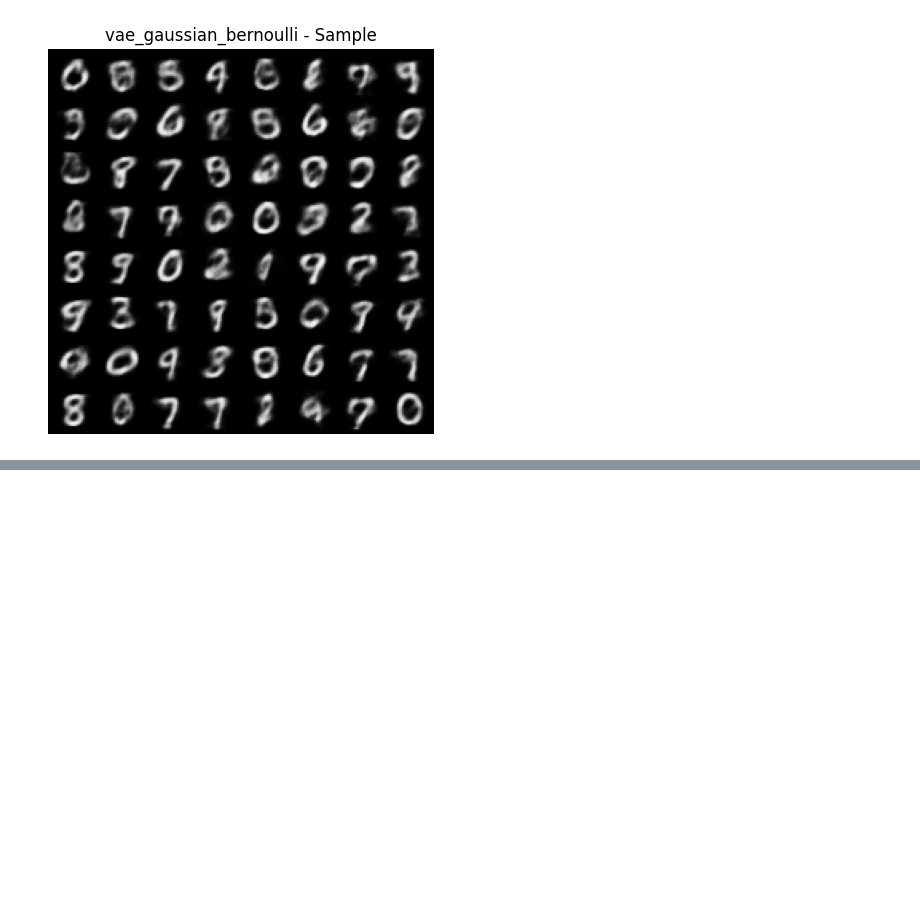
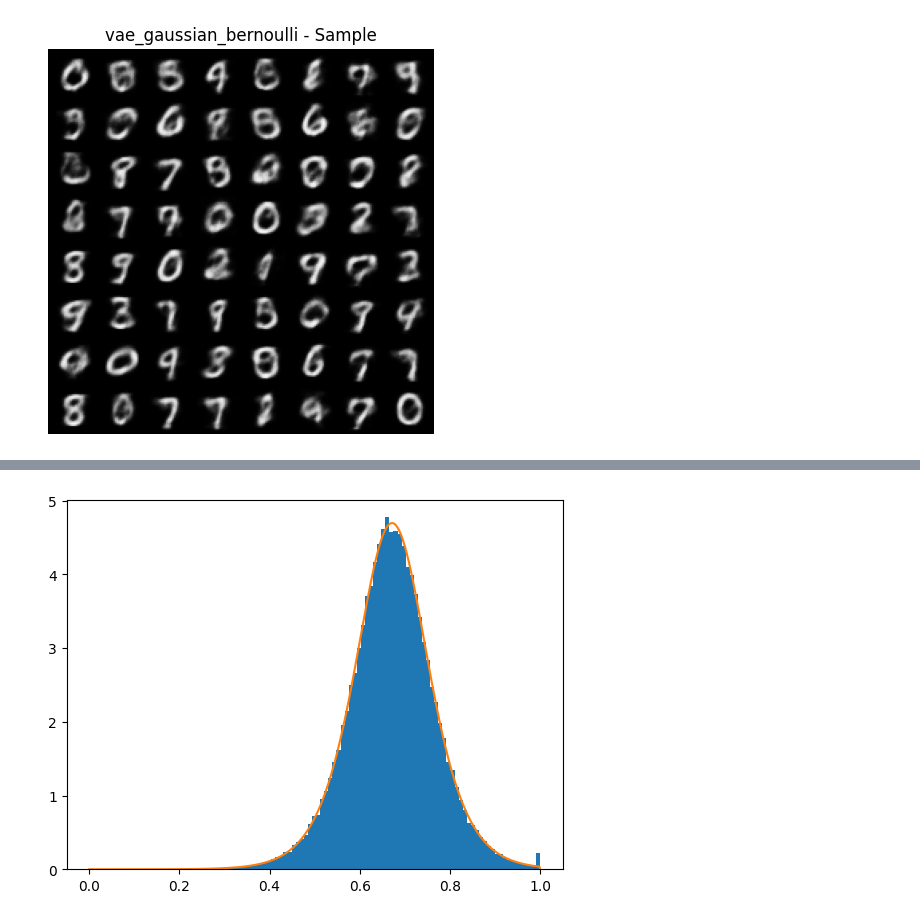
Before and after one commit to intsystems/relaxit, a Jupyter notebook: basic/basic_code.ipynb, the cells around one changed output, grey strips where cells are left out. Drawn from its saved outputs; the diff is of its cells as text; code cells hidden in the pictures; blank space fills up the shorter version.

```diff
--- a/basic/basic_code.ipynb
+++ b/basic/basic_code.ipynb
@@ -232,0 +305,2 @@ Image.open('../assets/vae_results/vae_gaussian_bernoulli/vae_gaussian_bernoulli_
+# %%
+MyHardConcrete = HardConcrete(alpha = torch.tensor(1.5) , beta = torch.tensor(10.8) , xi = torch.tensor(1.8), gamma = torch.tensor(-0.5))
@@ -232,0 +321,8 @@ Image.open('../assets/vae_results/vae_gaussian_bernoulli/vae_gaussian_bernoulli_
+# %%
+samples = MyHardConcrete.rsample(torch.tensor([100000]))[:,0]
+x = torch.linspace(0,1,1000)
+plt.hist(samples, bins=100 , density = True)
+plt.plot(x , torch.exp(MyHardConcrete.log_prob(x)))
+plt.show()
+# %% [output]
+[figure, added]
```
Also changed, not shown: parts of 33 cells of this notebook, 3 other files.
